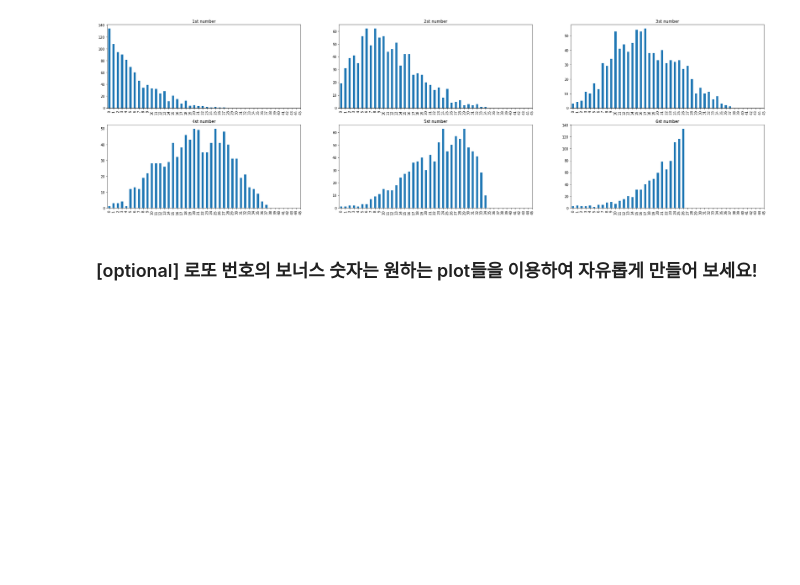
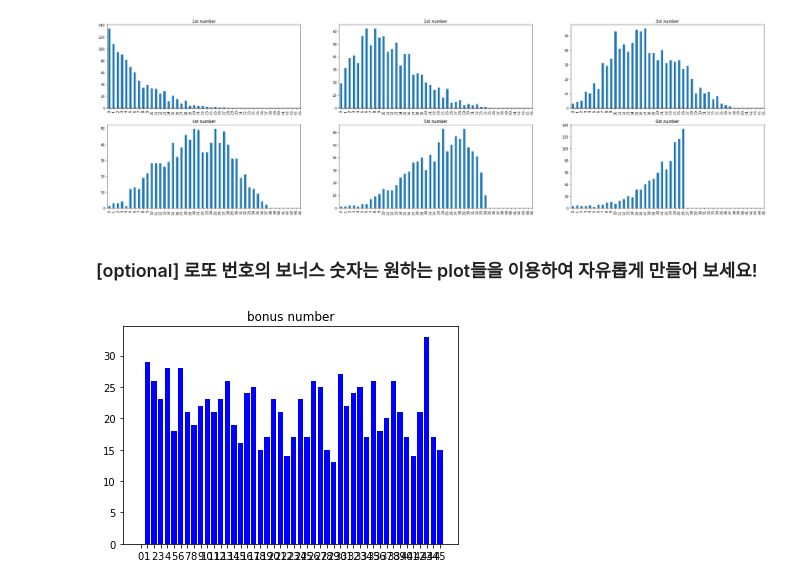
Before and after one commit to keulreobeu/DAP__, a Jupyter notebook: lecture4.ipynb, the cells around one changed output. Saved outputs shown, nothing was run; the diff lists cells and outputs as text; code cells hidden in the pictures; blank space fills up the shorter version.

```diff
--- a/lecture4.ipynb
+++ b/lecture4.ipynb
@@ -438,0 +478,9 @@ plt.show()
+# %%
+for i in range(46):
+    plt.bar(i,df_lotto[df_lotto['bonus']==i].count(),color='blue')
+plt.title('bonus number')
+plt.xticks(range(46))
+
+plt.show()
+# %% [output]
+[figure, added]
```
Also changed, not shown: parts of 3 cells of this notebook.
